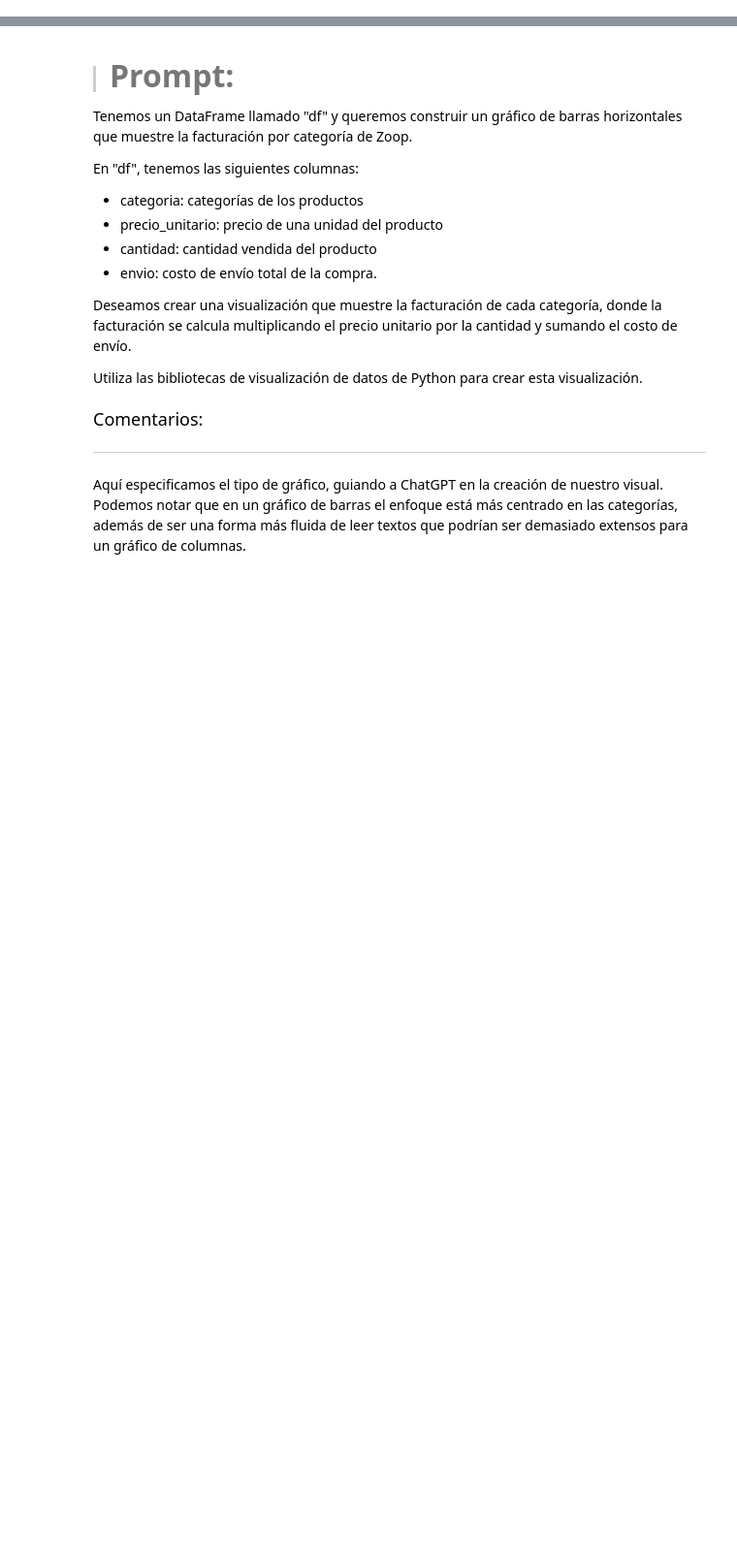
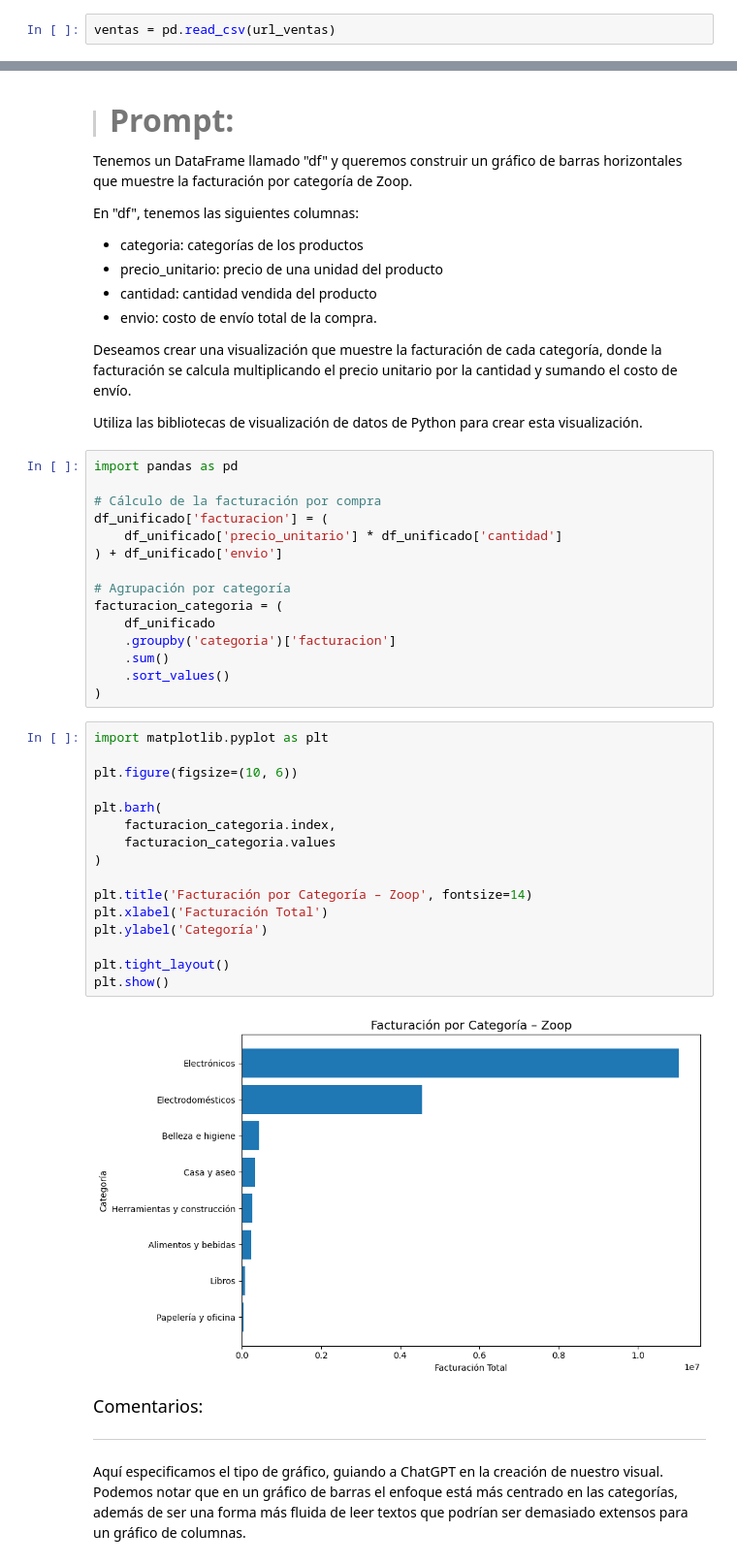
Before and after one commit to idabelZone/2192-practicando-python-bucles-for-y-while-, a Jupyter notebook: IA_aplicada_a_ciencia_de_datos.ipynb, the cells around one changed output, grey strips where cells are left out. Shown at 97% size. Drawn from its saved outputs; the diff is of its cells as text; blank space fills up the shorter version.

```diff
--- a/IA_aplicada_a_ciencia_de_datos.ipynb
+++ b/IA_aplicada_a_ciencia_de_datos.ipynb
@@ -48,0 +67,2 @@ Después de esta etapa, vamos a crear 2 dataframes con los datos de los clientes
+# %%
+ventas = pd.read_csv(url_ventas)
@@ -211,6 +720,39 @@ En "df", tenemos las siguientes columnas:
 Deseamos crear una visualización que muestre la facturación de cada categoría, donde la facturación se calcula multiplicando el precio unitario por la cantidad y sumando el costo de envío.
 
 Utiliza las bibliotecas de visualización de datos de Python para crear esta visualización.
+# %%
+import pandas as pd
+
+# Cálculo de la facturación por compra
+df_unificado['facturacion'] = (
+    df_unificado['precio_unitario'] * df_unificado['cantidad']
+) + df_unificado['envio']
+
+# Agrupación por categoría
+facturacion_categoria = (
+    df_unificado
+    .groupby('categoria')['facturacion']
+    .sum()
+    .sort_values()
+)
+# %%
+import matplotlib.pyplot as plt
+
+plt.figure(figsize=(10, 6))
+
+plt.barh(
+    facturacion_categoria.index,
+    facturacion_categoria.values
+)
+
+plt.title('Facturación por Categoría – Zoop', fontsize=14)
+plt.xlabel('Facturación Total')
+plt.ylabel('Categoría')
+
+plt.tight_layout()
+plt.show()
+# %% [output]
+[figure, added]
 # %% [markdown]
 <font color="7b71ff" size=4> Comentarios: </font>
 
```
Also changed, not shown: parts of 32 cells of this notebook.
